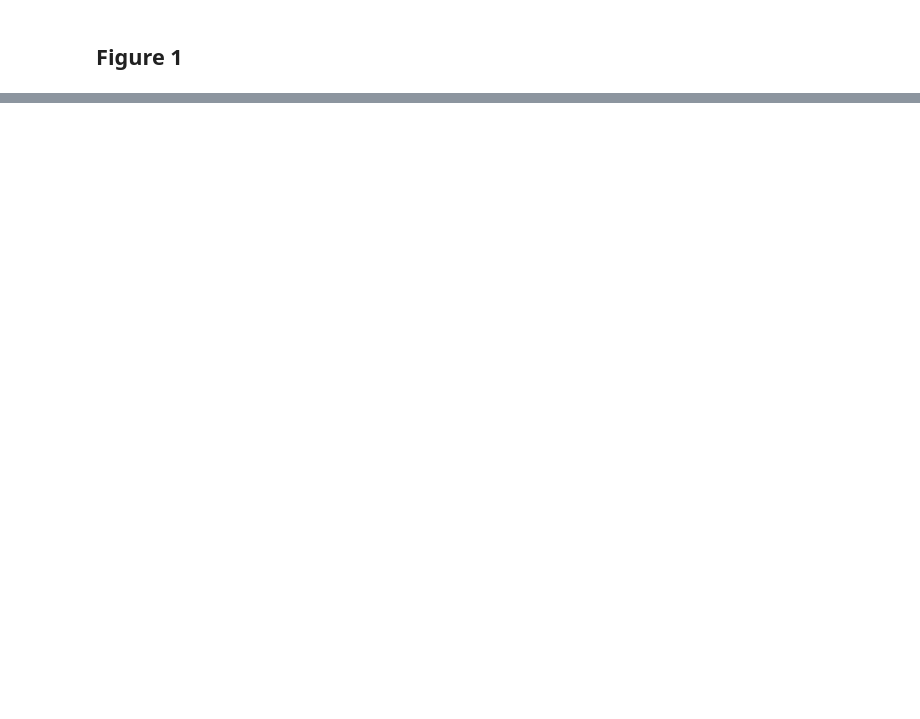
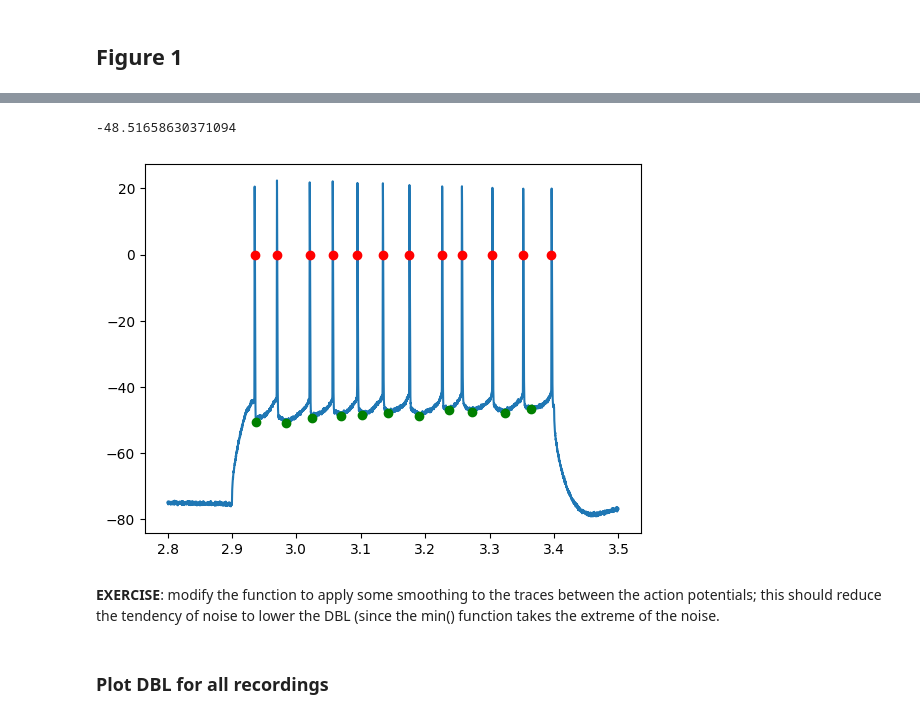
Before and after one commit to NeuroPSI-Neuroinformatics/case-studies-for-data-reuse, a Jupyter notebook: 10.25493-VAV5-BXU/GaradLessmann2022.ipynb, the cells around one changed output, grey strips where cells are left out. Saved outputs shown, nothing was run; the diff lists cells and outputs as text; code cells hidden in the pictures; blank space fills up the shorter version.

Commit message:
Re-implement the DBL calculation using just numpy, avoiding use of pandas for simplicity

```diff
--- a/10.25493-VAV5-BXU/GaradLessmann2022.ipynb
+++ b/10.25493-VAV5-BXU/GaradLessmann2022.ipynb
@@ -238,6 +232,14 @@ Figure 1 shows the DBL (depolarization baseline) increases with current injectio
 # %%
-stimulus_interval = stimulus_config["interval"] / 1000  # convert from ms to seconds
+time_units = getattr(pq, stimulus_config["time_units"])
+stimulus_interval = stimulus_config["interval"] * time_units.rescale(pq.s)  # convert from ms to seconds
 current_pulse_amplitudes = stimulus_config["amplitudes"]
+
+def get_trace(signal, stimulus_amplitude):
+    """Extract the section of the signal corresponding to a current injection of the given amplitude"""
+    index = current_pulse_amplitudes.index(stimulus_amplitude)
+    stim_onset = index * stimulus_interval
+    stim_offset = (index + 1) * stimulus_interval
+    return signal.time_slice(stim_onset, stim_offset)
 
 def plot_data_zoom(ax, file_path, liquid_junction_potential_correction, show_amplitudes, line_colours, dbl_level):
     # Read the data
@@ -246,9 +248,8 @@ def plot_data_zoom(ax, file_path, liquid_junction_potential_correction, show_amp
     signal = data[0].segments[0].analogsignals[0].load() + liquid_junction_potential_correction
     # Plot the sections of the signal that correspond to specific stimulus amplitudes
     for stimulus_amplitude, colour in zip(show_amplitudes, line_colours):
-        index = current_pulse_amplitudes.index(stimulus_amplitude)
-        stim_onset = index * stimulus_interval
-        ax.plot(signal.times - stim_onset * pq.s, signal, lw=0.5, color=colour, label=f"{stimulus_amplitude/1000} nA")
+        trace = get_trace(signal, stimulus_amplitude)
+        ax.plot(trace.times - trace.t_start, trace, lw=0.5, color=colour, label=f"{stimulus_amplitude/1000} nA")
     # Add a horizontal line indicating the depolarization baseline (DBL)
     ax.axhline(y=dbl_level, color='black', linestyle='--', label=f'{dbl_level} mV')
     # Adjust the figure axes, legend and labels
@@ -432,0 +293,56 @@ plt.show()
+# %%
+import numpy as np
+
+def get_dbl(trace, with_plot=False):
+    """
+    Calculate the depolarization baseline (DBL).
+
+    If the trace contains spikes, we calculate the array of minimum values of the
+    membrane voltage between spikes (note that this could be improved using averaging/smoothing,
+    as it does not take account of noise in the trace), and return the mean of this array.
+
+    If the trace does not contain spikes, we return the mean membrane potential
+    during the final 400 ms of the pulse (missing out the initial transient).
+    """
+
+    # Note that "trace" is a Neo AnalogSignal (a 2D array with units and other metadata).
+    # To transform it into an array we take the magnitude and then "flatten" it with ravel()
+    crossings = np.diff(trace.magnitude.ravel() > 0, prepend=False)
+    crossing_indices = np.argwhere(crossings)[::2].ravel()  # only positive crossings
+    crossing_times = trace.times[crossing_indices]
+
+    dbl_index = np.array([
+       start + np.argmin(trace.magnitude.ravel()[start:end])
+       for start, end in zip(crossing_indices[:-1], crossing_indices[1:])
+    ])
+
+    if len(dbl_index) > 0:
+        dbl = trace.view(pq.Quantity).ravel()[dbl_index]
+        if with_plot:
+            plt.plot(trace.times, trace)
+            plt.plot(crossing_times, np.zeros_like(crossing_times), "ro")
+            plt.plot(trace.times[dbl_index], dbl, "go")
+        dbl = dbl.mean().item()
+    else: # todo: take the mean Vm during the pulse
+        start = trace.t_start + (stimulus_config["onset"] + 100) * time_units
+        end = trace.t_start + (stimulus_config["duration"] - 100) * time_units
+        dbl = trace.time_slice(start, end).mean().item()
+        if with_plot:
+            plt.plot(trace.times, trace)
+            plt.axhline(dbl, color="green", lw=2)
+    return dbl
+
+file_path = "downloads/170518_4e.ABF"
+data = get_io(file_path).read()
+signal = data[0].segments[0].analogsignals[0] + ljp_correction
+trace = get_trace(signal, 200)
+dbl = get_dbl(trace, with_plot=True)
+dbl
+# %% [output]
+-48.51658630371094
+[figure, added]
+# %% [markdown]
+**EXERCISE**: modify the function to apply some smoothing to the traces between the action potentials;
+this should reduce the tendency of noise to lower the DBL (since the min() function takes the extreme of the noise.
+# %% [markdown]
+### Plot DBL for all recordings
```
Also changed, not shown: parts of 23 cells of this notebook.
